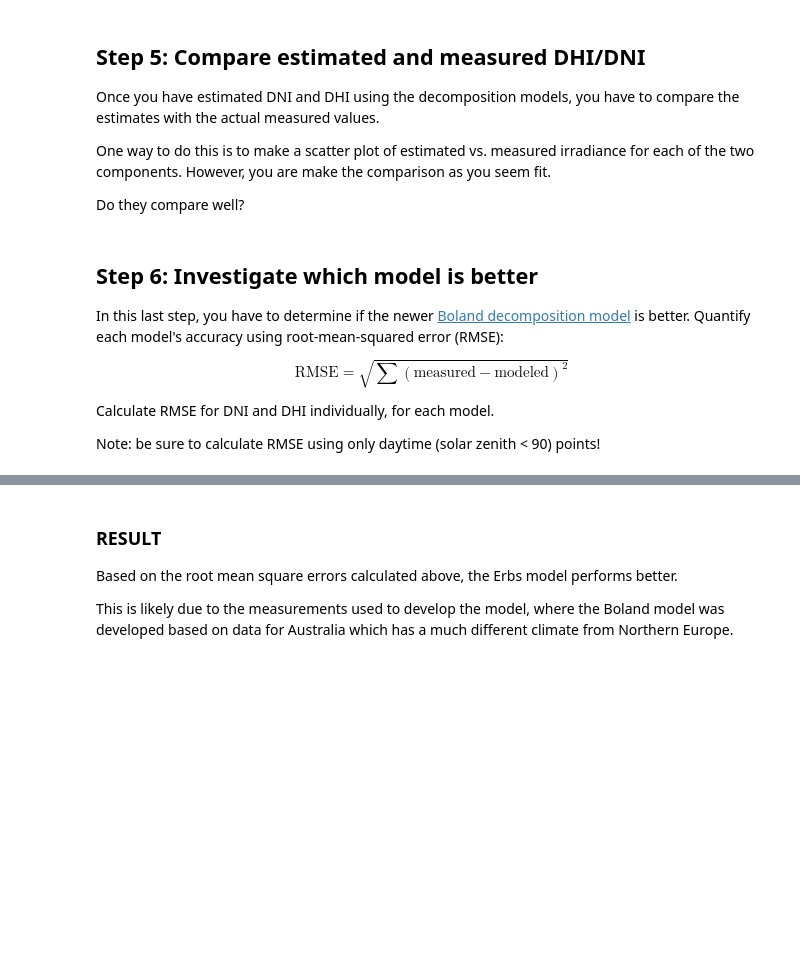
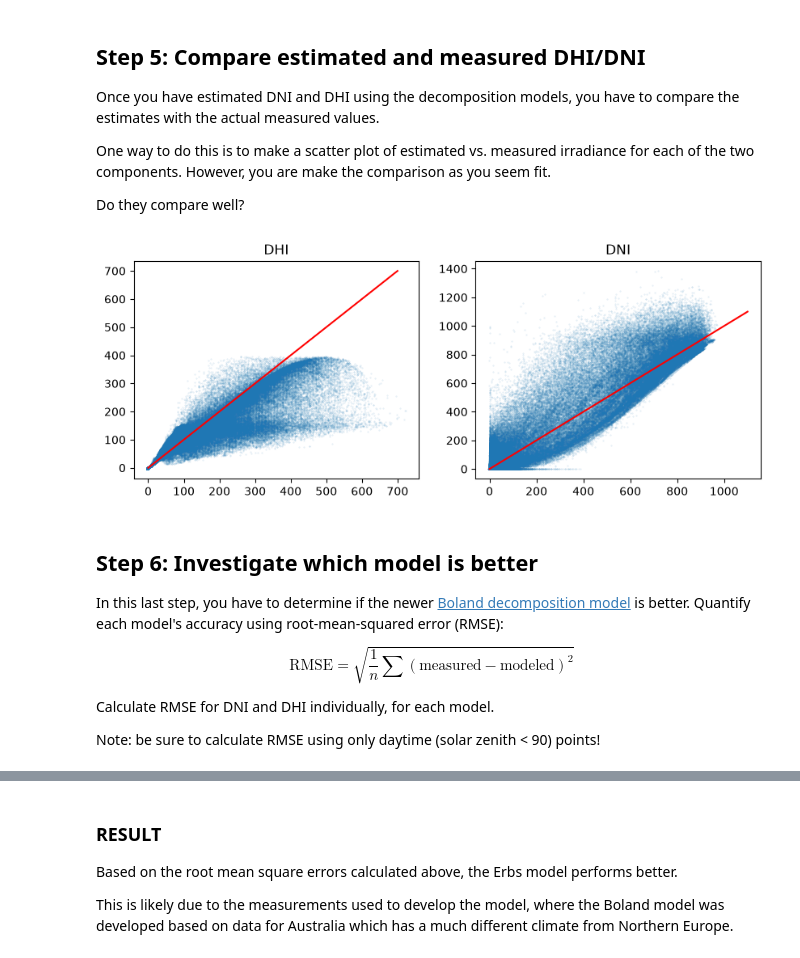
Before and after one commit to AdamRJensen/solar-resource-course, a Jupyter notebook: decomposing-irradiance.ipynb, the cells around one changed output, grey strips where cells are left out. Saved outputs shown, nothing was run; the diff lists cells and outputs as text; code cells hidden in the pictures; blank space fills up the shorter version.

Commit message:
add solutions for decomposing-irradiance and transposition_models

```diff
--- a/decomposing-irradiance.ipynb
+++ b/decomposing-irradiance.ipynb
@@ -49,20 +56,17 @@ location = pvlib.location.Location(
     longitude=meta['longitude'],
 )
 
-solpos = location.get_solarposition(
-    times=
-)
+solpos = location.get_solarposition(data.index)
 # %% [markdown]
 ## Step 4: Estimate DHI using decomposition models
 
 Estimate DHI and DNI using the [Erbs model](https://pvlib-python.readthedocs.io/en/stable/reference/generated/pvlib.irradiance.erbs.html).
 # %%
-# write your code here
-
+#### RESULT #####
 erbs_estimate = pvlib.irradiance.erbs(
-    ghi=
-    zenith=
-    datetime_or_doy=
+    ghi=data['ghi'],
+    zenith=solpos['apparent_zenith'],
+    datetime_or_doy=data.index,
 )
 
 erbs_estimate.head()
@@ -75,25 +86,26 @@ One way to do this is to make a scatter plot of estimated vs. measured irradianc
 
 Do they compare well?
 # %%
-# write your code here
-
+#### RESULT #####
 fig, axes = plt.subplots(ncols=2, figsize=(10, 3.5))
 
-axes[0].scatter(data['dhi'], erbs_estimate['dhi'], s=1, alpha=0.3)
+axes[0].scatter(data['dhi'], erbs_estimate['dhi'], s=0.1, alpha=0.2)
 axes[0].set_title('DHI')
 axes[0].plot([0, 700], [0, 700], c='r')
 
-axes[1].scatter(data['dni'], erbs_estimate['dni'], s=1, alpha=0.3)
+axes[1].scatter(data['dni'], erbs_estimate['dni'], s=0.1, alpha=0.2)
 axes[1].set_title('DNI')
 axes[1].plot([0, 1100], [0, 1100], c='r')
 
 plt.show()
+# %% [output]
+[figure, added]
 # %% [markdown]
 ## Step 6: Investigate which model is better
 In this last step, you have to determine if the newer [Boland decomposition model](https://pvlib-python.readthedocs.io/en/stable/reference/generated/pvlib.irradiance.boland.html) is better.  Quantify each model's accuracy using root-mean-squared error (RMSE):
 
 $$
-\text{RMSE} = \sqrt{\sum (\text{measured} - \text{modeled})^2}
+\text{RMSE} = \sqrt{\frac{1}{n} \sum (\text{measured} - \text{modeled})^2}
 $$
 
 Calculate RMSE for DNI and DHI individually, for each model.
```
Also changed, not shown: parts of 5 cells of this notebook, 1 other file.
